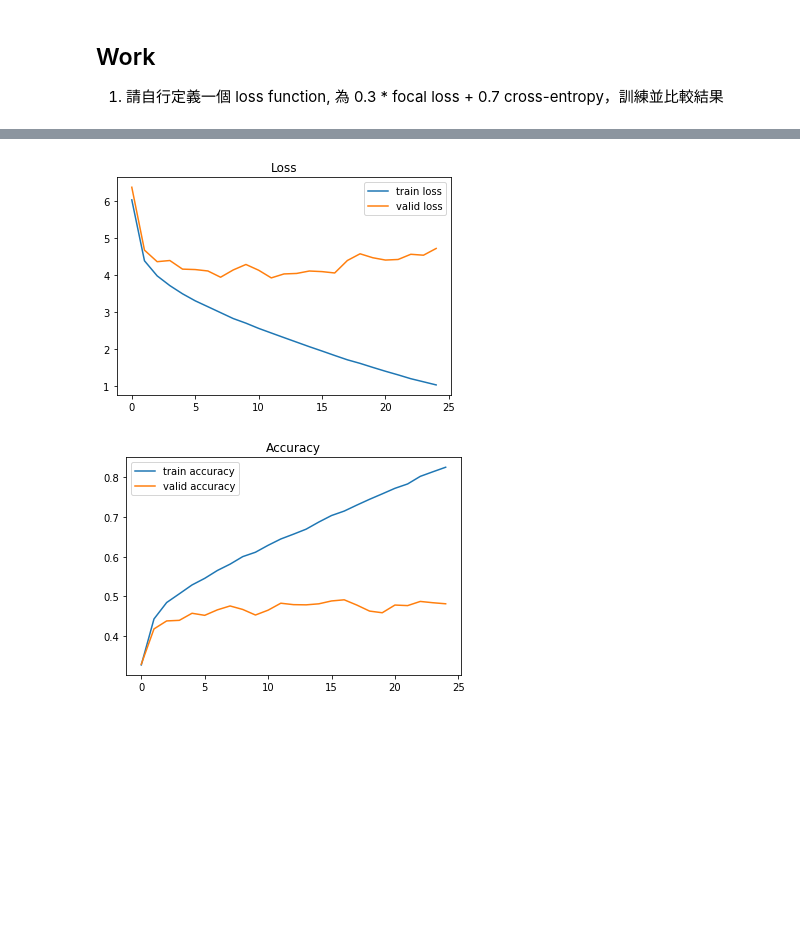
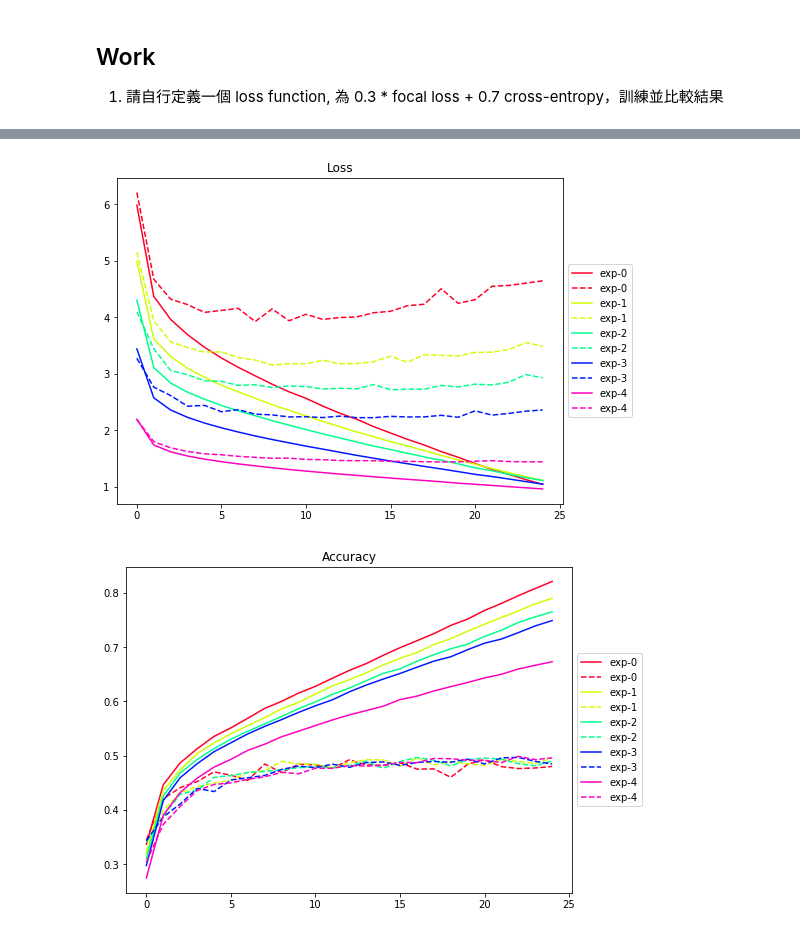
Before and after one commit to HRTseng/100Day-ML-Marathon, a Jupyter notebook: Day_089_HW.ipynb, the cells around one changed output, grey strips where cells are left out. Saved outputs shown, nothing was run; the diff lists cells and outputs as text; code cells hidden in the pictures; blank space fills up the shorter version.

```diff
--- a/Day_089_HW.ipynb
+++ b/Day_089_HW.ipynb
@@ -69,13 +63,10 @@ MOMENTUM = 0.95
 import tensorflow as tf
 import keras.backend as K
 
-"""
-# 撰寫自定義的 loss function: focal loss (https://blog.csdn.net/u014380165/article/details/77019084)
-"""
-def focal_loss(gamma=2., alpha=4.):
+def combined_loss(gamma=2., alpha=4., ce_weights=0.7, fcl_weights=0.3):
     gamma = float(gamma)
     alpha = float(alpha)
-    def focal_loss_fixed(y_true, y_pred):
+    def CE_focal_loss(y_true, y_pred):
         """Focal loss for multi-classification
         FL(p_t)=-alpha(1-p_t)^{gamma}ln(p_t)
         """
@@ -88,6 +79,10 @@ def focal_loss(gamma=2., alpha=4.):
         weight = tf.multiply(y_true, tf.pow(tf.subtract(1., model_out), gamma))
         fl = tf.multiply(alpha, tf.multiply(weight, ce))
         reduced_fl = tf.reduce_max(fl, axis=1)
-        return tf.reduce_mean(reduced_fl)
-    return focal_loss_fixed
+
+        ce_loss = keras.losses.categorical_crossentropy(y_true, y_pred)
+        return (ce_weights*ce_loss) + (fcl_weights*tf.reduce_mean(reduced_fl) )
+    return CE_focal_loss
+
+ce_weights_list = [0., 0.3, 0.5, 0.7, 1]
 # %%
@@ -167,18 +164,30 @@ KeyError: 'val_f1sc'
-# %%
-import matplotlib.pyplot as plt
-%matplotlib inline
-
-plt.plot(range(len(train_loss)), train_loss, label="train loss")
-plt.plot(range(len(valid_loss)), valid_loss, label="valid loss")
-plt.legend()
-plt.title("Loss")
-plt.show()
-
-plt.plot(range(len(train_acc)), train_acc, label="train accuracy")
-plt.plot(range(len(valid_acc)), valid_acc, label="valid accuracy")
-plt.legend()
-plt.title("Accuracy")
-plt.show()
-# %% [output]
-[figure, removed]
-[figure, removed]
+# %%
+import matplotlib.pyplot as plt
+import matplotlib.cm as mplcm
+import matplotlib.colors as colors
+%matplotlib inline
+NUM_COLORS = len(results.keys())
+
+cm = plt.get_cmap('gist_rainbow')
+cNorm  = colors.Normalize(vmin=0, vmax=NUM_COLORS-1)
+scalarMap = mplcm.ScalarMappable(norm=cNorm, cmap=cm)
+color_bar = [scalarMap.to_rgba(i) for i in range(NUM_COLORS)]
+
+plt.figure(figsize=(8,6))
+for i, cond in enumerate(results.keys()):
+    plt.plot(range(len(results[cond]['train-loss'])),results[cond]['train-loss'], '-', label=cond, color=color_bar[i])
+    plt.plot(range(len(results[cond]['valid-loss'])),results[cond]['valid-loss'], '--', label=cond, color=color_bar[i])
+plt.title("Loss")
+plt.legend(loc='center left', bbox_to_anchor=(1, 0.5))
+plt.show()
+
+plt.figure(figsize=(8,6))
+for i, cond in enumerate(results.keys()):
+    plt.plot(range(len(results[cond]['train-acc'])),results[cond]['train-acc'], '-', label=cond, color=color_bar[i])
+    plt.plot(range(len(results[cond]['valid-acc'])),results[cond]['valid-acc'], '--', label=cond, color=color_bar[i])
+plt.title("Accuracy")
+plt.legend(loc='center left', bbox_to_anchor=(1, 0.5))
+plt.show()
+# %% [output]
+[figure, added]
+[figure, added]
```
Also changed, not shown: parts of 3 cells of this notebook, 2 other files.
